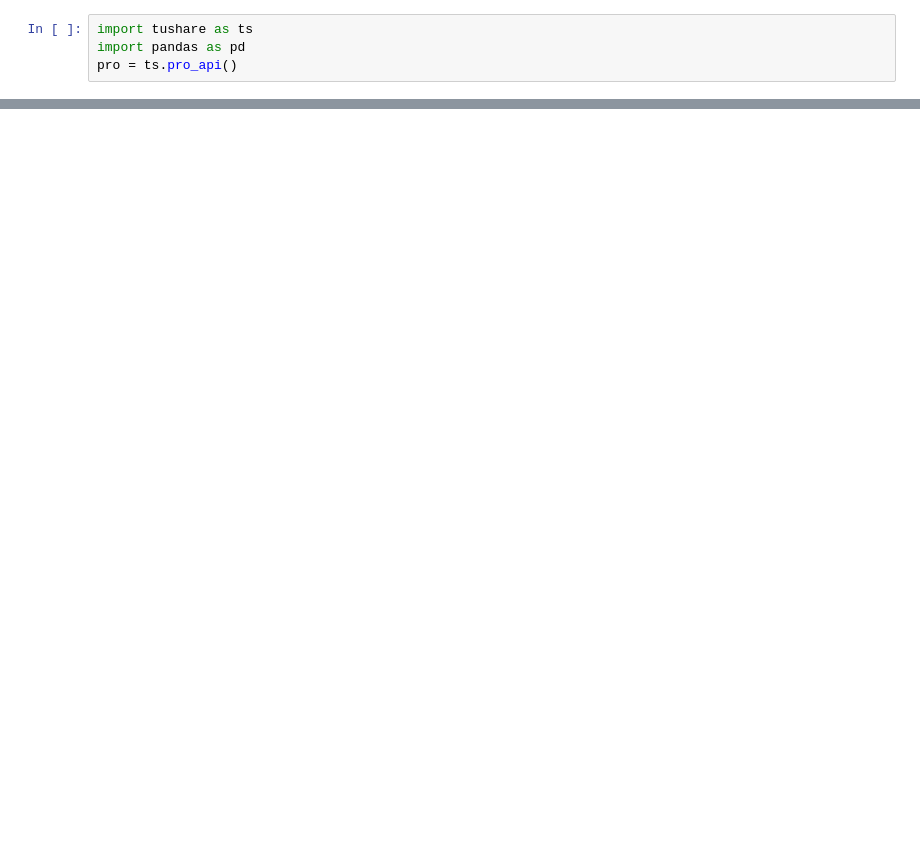
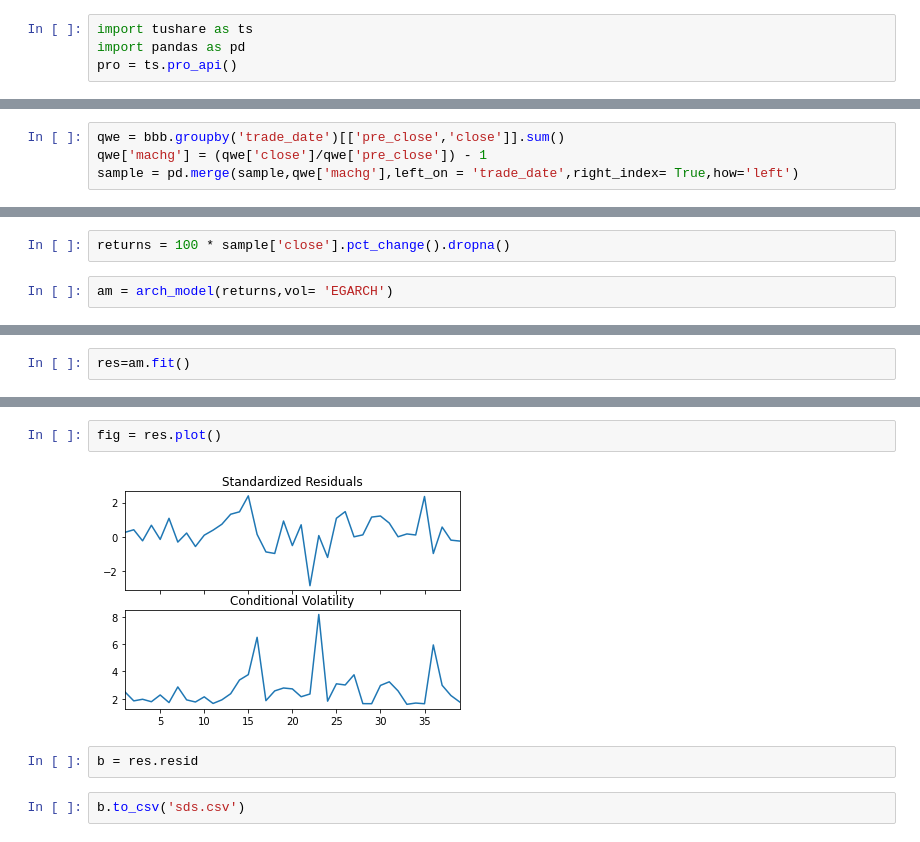
Before and after one commit to wizcs/A_Insider_trading, a Jupyter notebook: code/getalpha.ipynb, the cells around one changed output, grey strips where cells are left out. Saved outputs shown, nothing was run; the diff lists cells and outputs as text; blank space fills up the shorter version.

```diff
--- a/code/getalpha.ipynb
+++ b/code/getalpha.ipynb
@@ -37,0 +101,4 @@ a[0:40]
+# %%
+qwe = bbb.groupby('trade_date')[['pre_close','close']].sum()
+qwe['machg'] = (qwe['close']/qwe['pre_close']) - 1
+sample = pd.merge(sample,qwe['machg'],left_on = 'trade_date',right_index= True,how='left')
@@ -37,0 +107,4 @@ a[0:40]
+# %%
+returns = 100 * sample['close'].pct_change().dropna()
+# %%
+am = arch_model(returns,vol= 'EGARCH')
@@ -37,0 +115,2 @@ a[0:40]
+# %%
+res=am.fit()
@@ -37,0 +157,8 @@ a[0:40]
+# %%
+fig = res.plot()
+# %% [output]
+[figure, added]
+# %%
+b = res.resid
+# %%
+b.to_csv('sds.csv')
```
Also changed, not shown: parts of 15 cells of this notebook, 8 other files.
